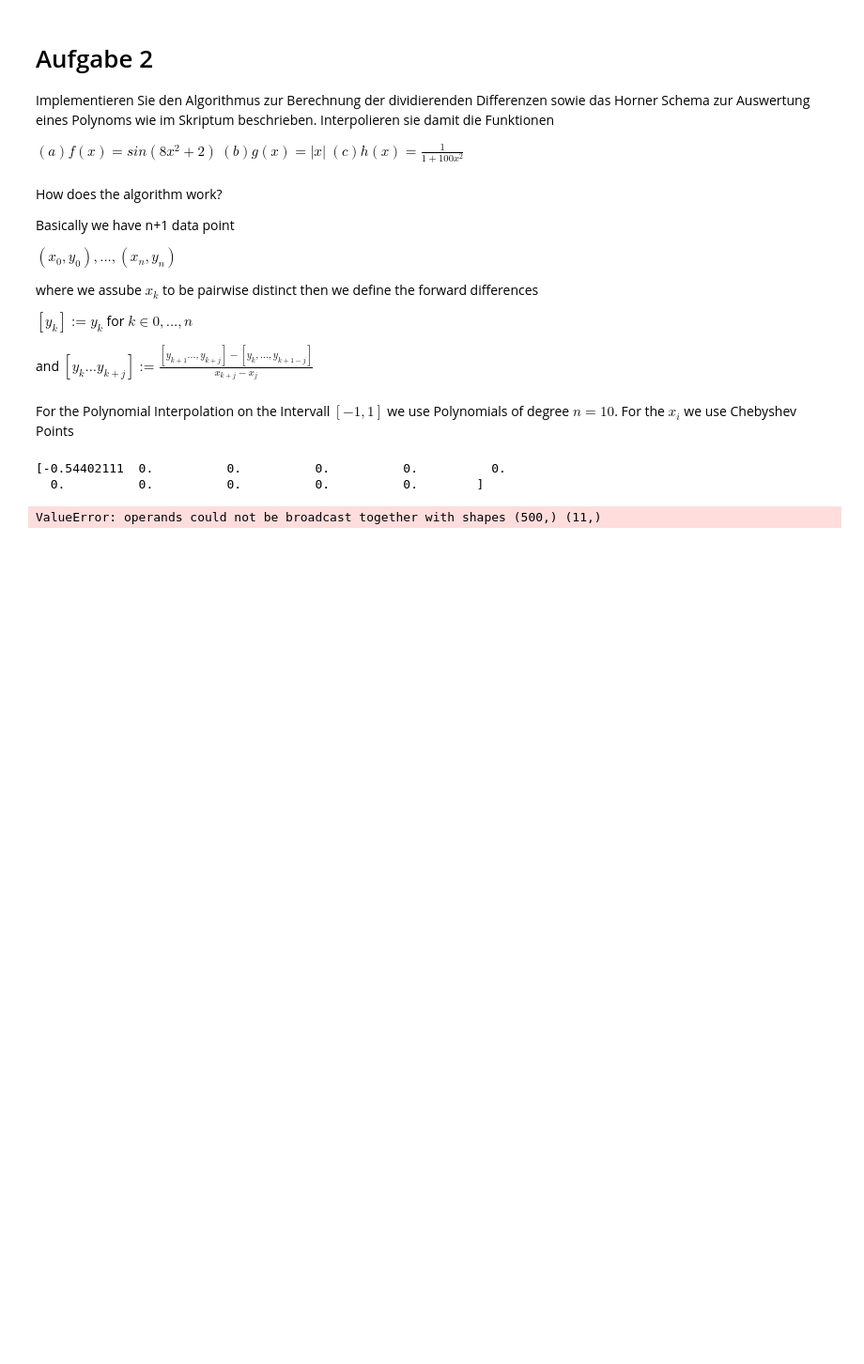
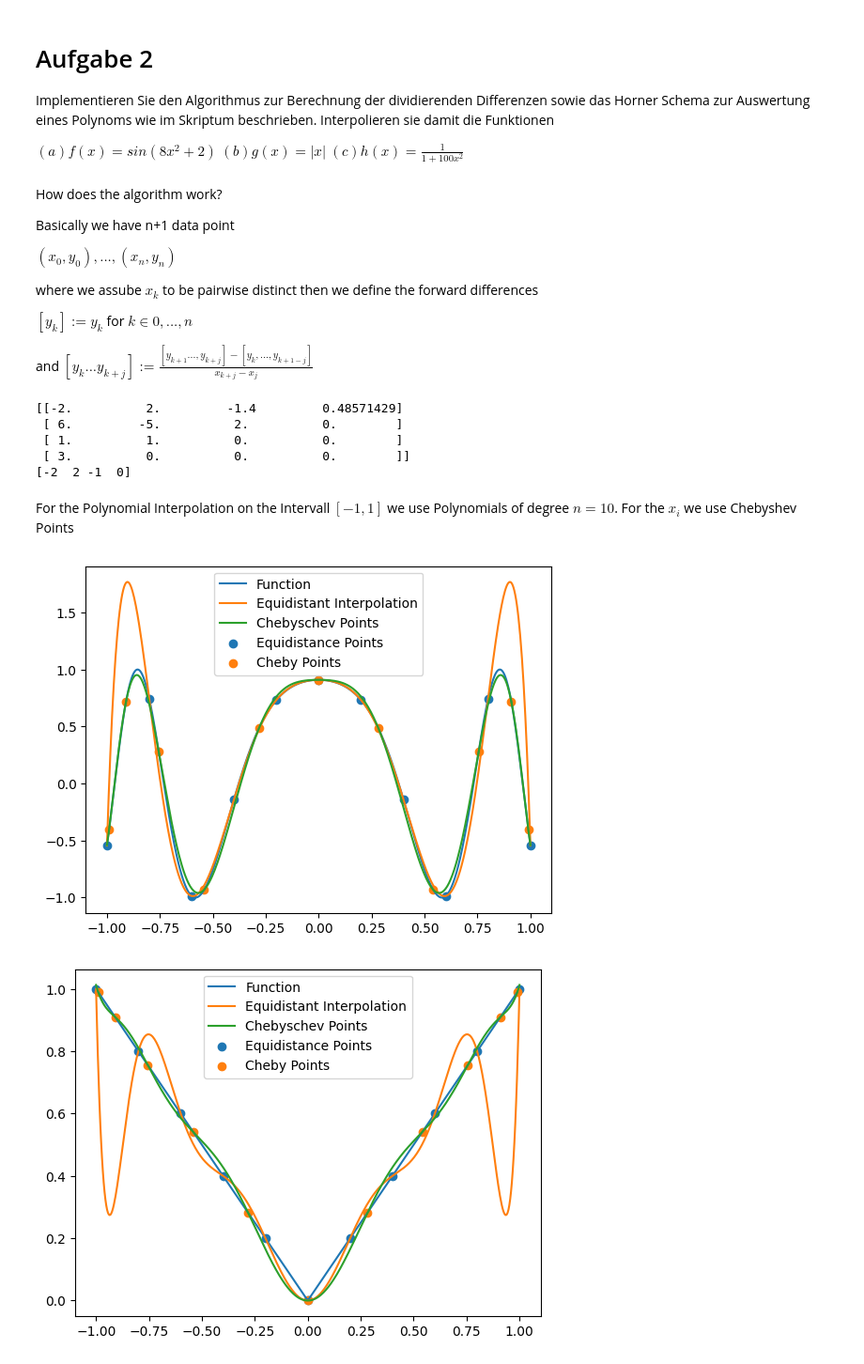
Before and after one commit to LukasMeinschad/Studium, a Jupyter notebook: Mathe/Numerik/Proseminar Numerik/Übungsblätter/Blatt 8/meinschad_blatt8.ipynb, the cells around one changed output. Shown at 94% size. Cells and saved outputs as stored; diff of their text form; code cells hidden in the pictures; blank space fills up the shorter version.

```diff
--- a/Mathe/Numerik/Proseminar Numerik/Übungsblätter/Blatt 8/meinschad_blatt8.ipynb
+++ b/Mathe/Numerik/Proseminar Numerik/Übungsblätter/Blatt 8/meinschad_blatt8.ipynb
@@ -132,20 +132,47 @@ def div_diff(x,y):
             coeff[i][j] = (coeff[i+1][j-1]-coeff[i][j-1])/(x[i+j]-x[i])
     return coeff
 
+# Do a small test
 
-def horner_poly(x_v,y_v,x):
+x = np.array([-5, -1, 0, 2])
+y = np.array([-2, 6, 1, 3])
+# get the divided difference coef
+a_s = div_diff(x, y)
+
+print(a_s)
+
+# alternative implementation based on Matplab in script
+
+def div_div_script(x_v,y_n):
     n = len(x_v)
+    res = np.copy(y_n)
+    for j in range(n-1):
+        for i in range(n-1,j,-1):
+            res[i] = (res[i]-res[i-1])/(x_v[i]-x_v[i-(j+1)])
+    return res
 
-    # now we apply our algorithm
-    diff_res = div_diff(x_v,y_v)
-    # our polynomial is taken out
-    poly = diff_res[n-1]
-
-    # then we evaluate
-    for i in range(n-2,-1,-1):
-        poly = diff_res[i] + (x-x_v[i]) * poly
-
-    return poly
+a_res = div_div_script(x,y)
+print(a_res)
+# %% [output]
+[[-2.          2.         -1.4         0.48571429]
+ [ 6.         -5.          2.          0.        ]
+ [ 1.          1.          0.          0.        ]
+ [ 3.          0.          0.          0.        ]]
+[-2  2 -1  0]
+# %%
+def horner_poly(x_v,y_v,x):
+    n = len(x_v)
+
+    # now we apply our algorithm
+    diff_res = div_div_script(x_v,y_v)
+    # our polynomial is taken out
+    poly = diff_res[n-1]
+
+    # then we evaluate
+    for i in range(n-2,-1,-1):
+        poly = diff_res[i] + (x-x_v[i]) * poly
+
+    return poly
 # %% [markdown]
 For the Polynomial Interpolation on the Intervall $[-1,1]$ we use Polynomials of degree $n=10$. For the $x_i$ we use Chebyshev Points
 # %%
@@ -172,33 +199,37 @@ def poly_inter(fun,a,b,deg):
             the degree of the polynomial
     """
     # the number of nodes is calulates by n+1
     n = deg +1
 
     #ok to make a nice plot in the end we make once without Cheby and then with
 
     x_vals = np.linspace(-1,1,n)
     x_cheby_points = np.zeros(n)
     for i in range(n):
         x_cheby_points[i] = 0.5*(a+b)+ 0.5*(b-a)*np.cos(np.pi * (2*i+1)/(2*n))
 
     y_vals = fun(x_vals)
     y_cheby_points = fun(x_cheby_points)
 
     # use the horner scheme to interpolate the polynomial
 
     x_vals_polynomial = np.linspace(a,b,500)
     p_vals = horner_poly(x_vals,y_vals,x_vals_polynomial)
     p_cheby_points = horner_poly(x_cheby_points,y_cheby_points,x_vals_polynomial)
 
 
     plt.plot(x_vals_polynomial,fun(x_vals_polynomial),label="Function")
     plt.plot(x_vals_polynomial,p_vals, label="Equidistant Interpolation")
     plt.plot(x_vals_polynomial,p_cheby_points,label="Chebyschev Points")
+    plt.scatter(x_vals,y_vals,label="Equidistance Points")
+    plt.scatter(x_cheby_points,y_cheby_points, label="Cheby Points")
+    plt.legend()
     plt.show()
 
 
 poly_inter(lambda x: np.sin(8*x**2 + 2),a,b,n)
+poly_inter(lambda x: np.absolute(x),a,b,n)
+poly_inter(lambda x: 1/(1+ 100*x**2),a,b,n)
 # %% [output]
-[-0.54402111  0.          0.          0.          0.          0.
-  0.          0.          0.          0.          0.        ]
-ValueError: operands could not be broadcast together with shapes (500,) (11,)
+[figure, added]
+[figure, added]
```
Also changed, not shown: parts of 2 cells of this notebook.
